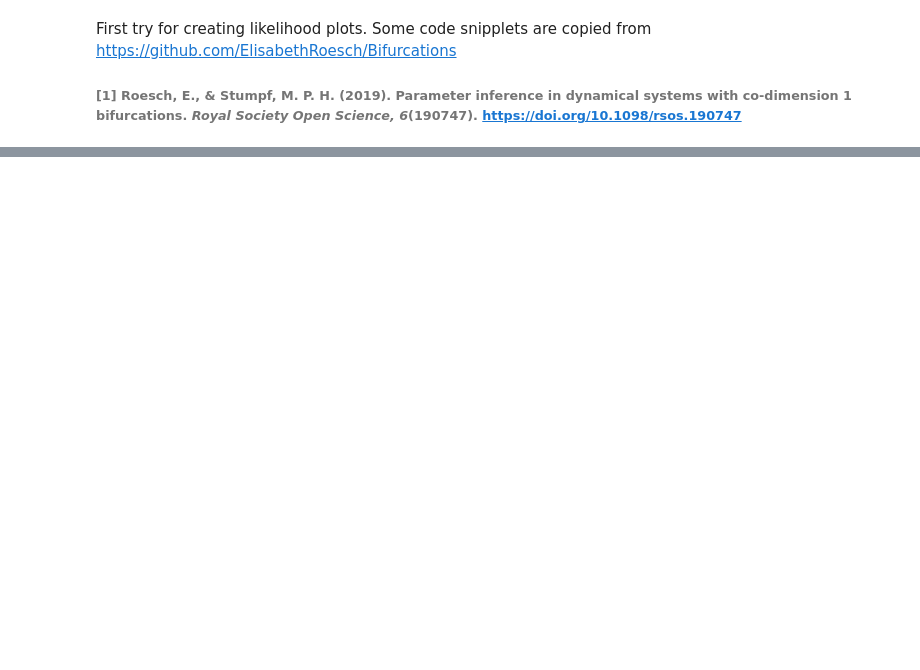
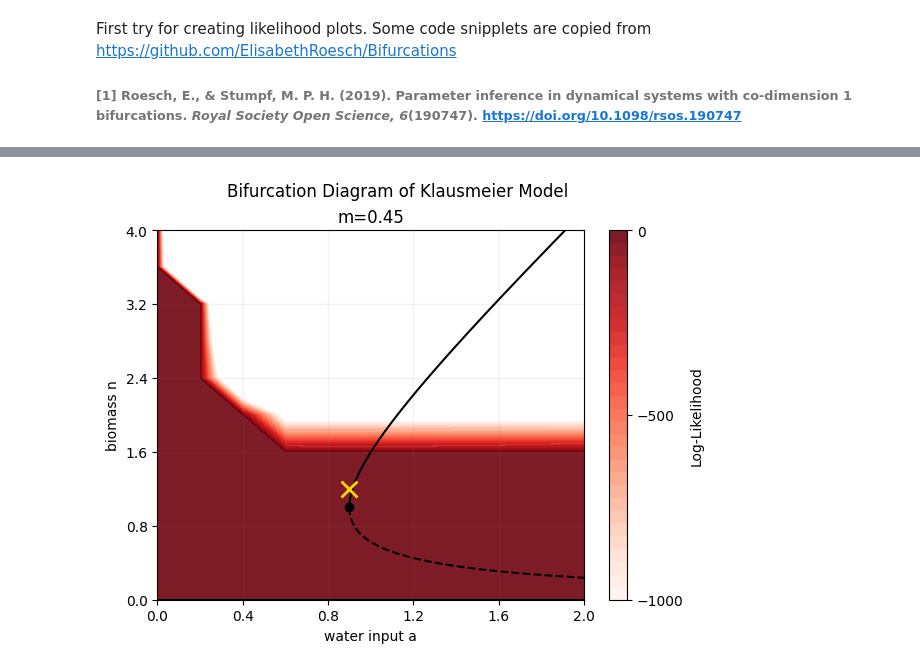
Before and after one commit to lisab00/ma-code, a Jupyter notebook: notebooks/plot_likelihood.ipynb, the cells around one changed output, grey strips where cells are left out. Drawn from its saved outputs; the diff is of its cells as text; code cells hidden in the pictures; blank space fills up the shorter version.

Commit message:
plot works but looks wrong

```diff
--- a/notebooks/plot_likelihood.ipynb
+++ b/notebooks/plot_likelihood.ipynb
@@ -97,0 +120,22 @@ def make_ll_plot(ax,csv,ind): # run this func for all prm combinations to consid
+# %%
+def bif_plot(m):
+
+    a_vals = np.linspace(2*m, 2, 400)
+    n_plus = [n(a, m, True) for a in a_vals]
+    n_minus = [n(a, m, False) for a in a_vals]
+
+    plt.plot(a_vals, np.real(n_plus), color='black')
+    plt.plot(a_vals, np.real(n_minus), color='black', linestyle = "--")
+    plt.plot(2*m, 1, marker='o', color='black', markersize=6)
+    plt.ylim(0, 4)
+    plt.axhline(y=0, color='black')
+    plt.suptitle('Bifurcation Diagram of Klausmeier Model')
+    plt.title(f'm={m}')
+    plt.xlabel('water input a')
+    plt.ylabel('biomass n')
+    plt.grid(True)
+    #plt.legend()
+    plt.axhline(0, color='black', lw=0.5)
+    plt.axvline(0, color='black', lw=0.5)
+    #plt.text(2*m, plt.ylim()[0], '2m', color='green', ha='center', va='bottom')
+    plt.show()
@@ -97,0 +189,22 @@ def make_ll_plot(ax,csv,ind): # run this func for all prm combinations to consid
+# %%
+path_to_file= "c:/Users/lisah/Documents/Repos/ma-code/data/likelihood/m0.45/"
+
+#a_vals = [0.1, 0.9, 1.1, 1.5]
+#n0_vals = [0.4, 0.5, 1.0, 1.2, 2.3]
+index_combos = [[1,1], [2,4], [3,5], [4,2], [4,3]]
+prm_ind = index_combos[1]
+
+m = 0.45
+w0 = 0.0
+M = 1000
+noise = 0.0
+n0 = get_ll_ics_one(prm_ind[1])
+a = get_ll_alps_one(prm_ind[0])
+csv = read_ll_file(w0,n0,a,m,M,noise,path_to_file)
+# %%
+# prm: a = 0.9, n0 = 1.2
+fig, ax = plt.subplots()
+make_ll_plot(ax, csv, prm_ind)
+bif_plot(m)
+# %% [output]
+[figure, added]
```
Also changed, not shown: parts of 6 cells of this notebook, 1 other file.
